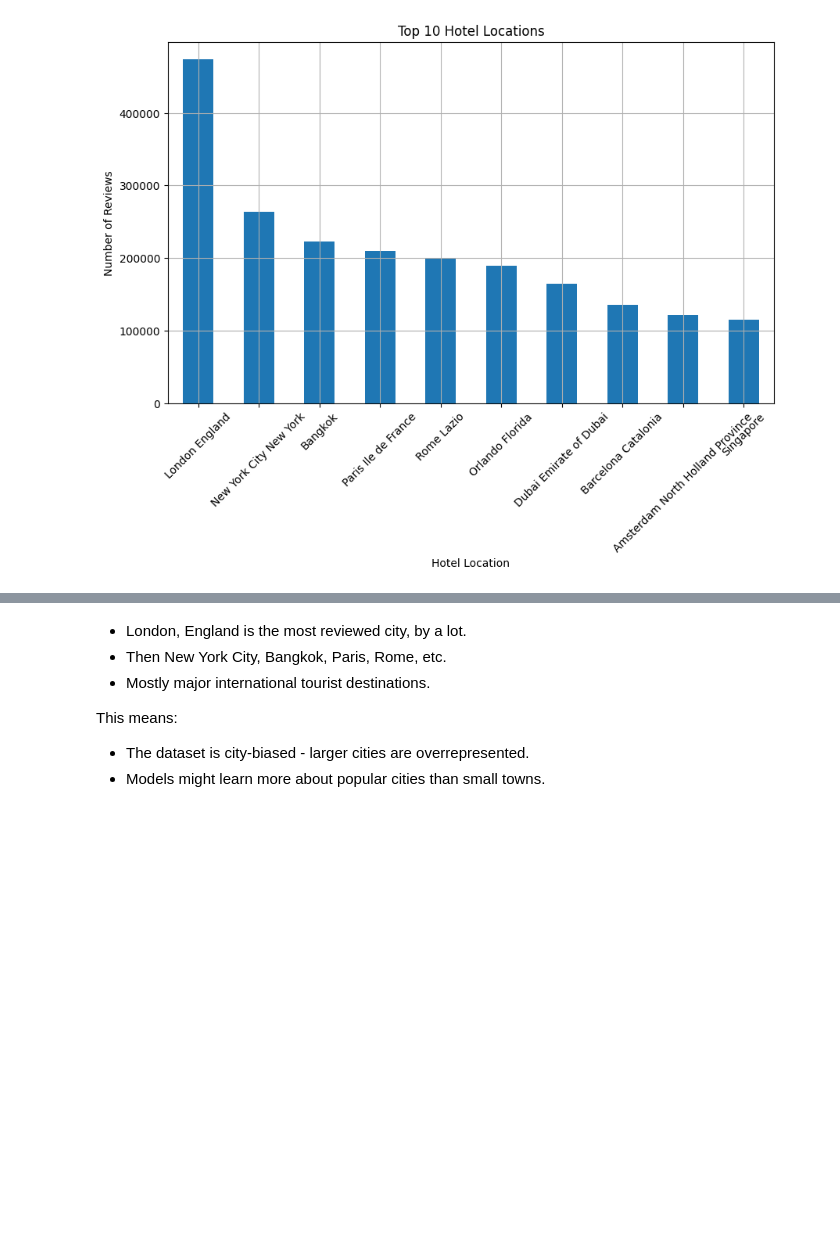
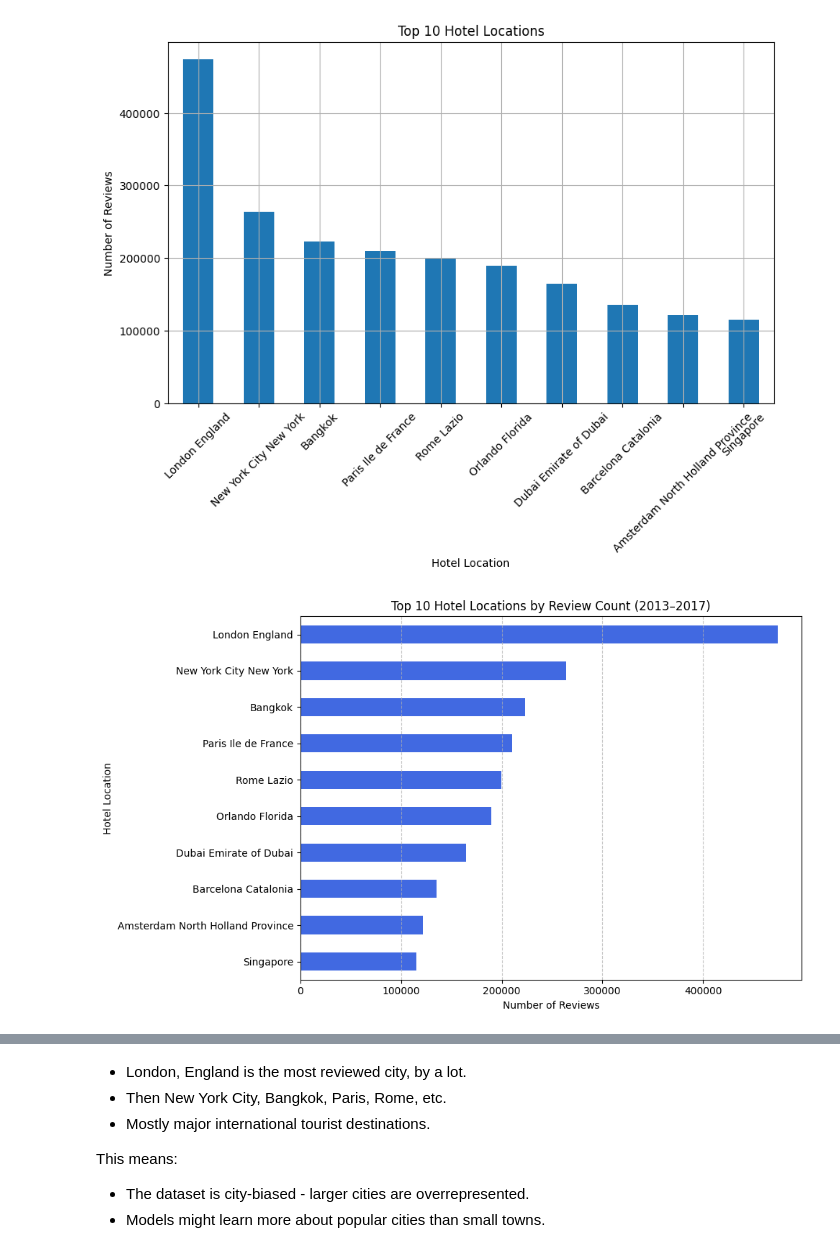
Before and after one commit to Rodarkhen/cmpe256_hotel_recommendation_system, a Jupyter notebook: src/notebooks/3_2-RC-more_EDA.ipynb, the cells around one changed output, grey strips where cells are left out. Cells and saved outputs as stored; diff of their text form; code cells hidden in the pictures; blank space fills up the shorter version.

```diff
--- a/src/notebooks/3_2-RC-more_EDA.ipynb
+++ b/src/notebooks/3_2-RC-more_EDA.ipynb
@@ -96,7 +127,7 @@ This means:
 # %% [markdown]
 ## Top Hotel Locations
 # %%
-df = pd.read_csv('data/processed/hotelrec_2013_2017.csv.gz', compression='gzip', usecols=['hotel_location'])
+df = pd.read_csv(data_path, compression='gzip', usecols=['hotel_location'])
 
 # --- Plot top hotel locations ---
 top_locations = df['hotel_location'].value_counts().head(10)
@@ -112,3 +143,15 @@ plt.grid(True)
 plt.show()
 # %% [output]
 [figure]
+# %%
+plt.figure(figsize=(10, 6))
+top_locations.sort_values().plot(kind='barh', color='royalblue')
+
+plt.xlabel('Number of Reviews')
+plt.ylabel('Hotel Location')
+plt.title('Top 10 Hotel Locations by Review Count (2013–2017)')
+plt.grid(axis='x', linestyle='--', alpha=0.7)
+plt.tight_layout()
+plt.show()
+# %% [output]
+[figure, added]
```
Also changed, not shown: parts of 7 cells of this notebook, 5 other files.
